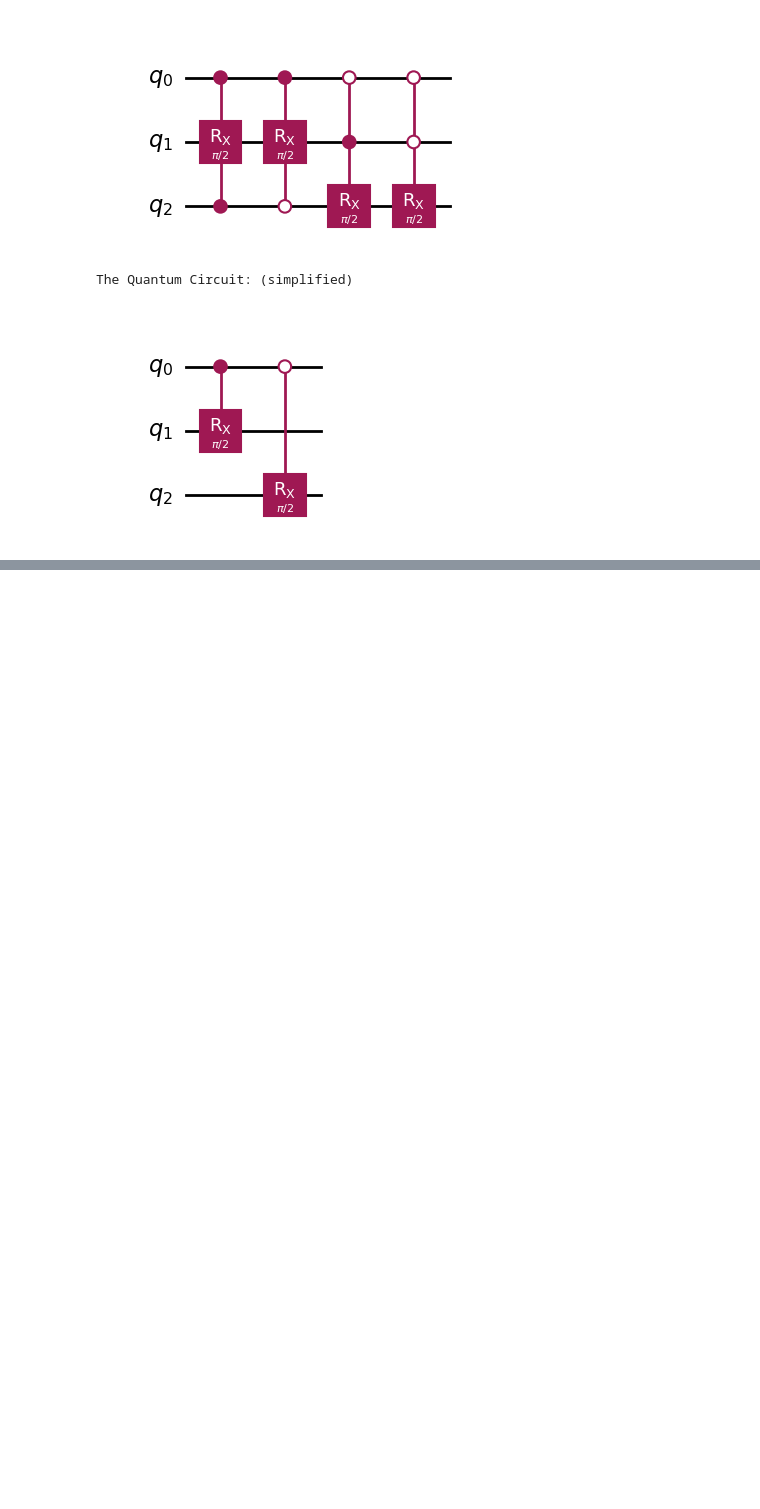
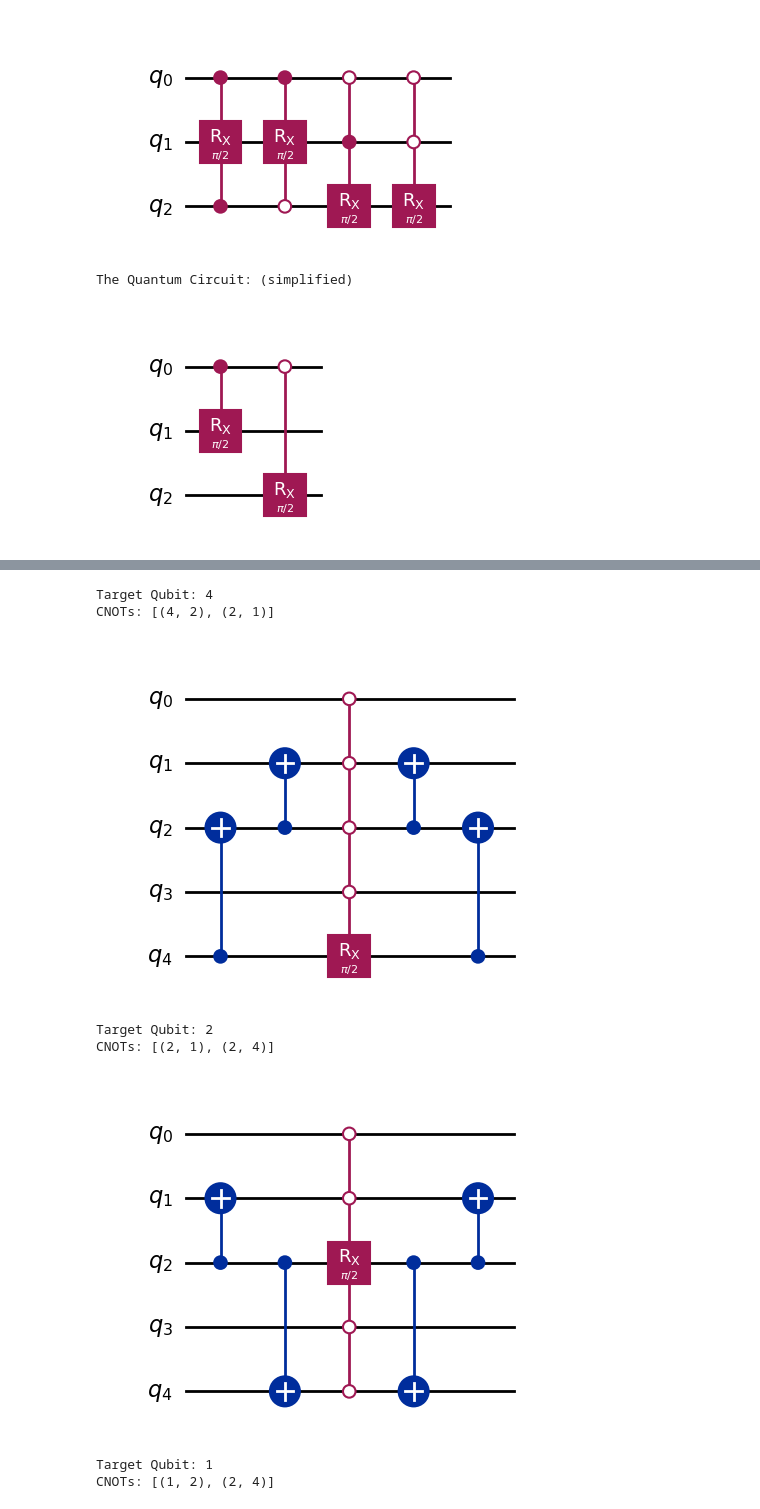
Before and after one commit to Mostafa-Atallah2020/ctqw-matching-decomp, a Jupyter notebook: examples/Expressions for Graphs.ipynb, the cells around one changed output, grey strips where cells are left out. Cells and saved outputs as stored; diff of their text form; code cells hidden in the pictures; blank space fills up the shorter version.

```diff
--- a/examples/Expressions for Graphs.ipynb
+++ b/examples/Expressions for Graphs.ipynb
@@ -66,0 +93,36 @@ The Quantum Circuit: (simplified)
+# %%
+from qiskit import QuantumCircuit
+
+#edge = Edge(('01', '10'))
+#edge = Edge(('000', '111'))
+edge = Edge(('00000', '01101'))
+#edge = Edge(('000', '001'))
+
+possible_candidates = edge.to_possible_edges()
+parallel_candidates = edge.get_parallel_candidates()
+
+for e in parallel_candidates:
+    edges = set()
+    edges.add(e.edge)
+    g = ParallelEdgeGraph(edges)
+    cnots = get_cyclic_connections(edge.connections, g.target)
+
+    circ = QuantumCircuit(g.n_qubits)
+    for t in cnots:
+        circ.cx(*t)
+    circ.append(g.get_qc(), range(g.n_qubits))
+    for t in reversed(cnots):
+        circ.cx(*t)
+
+    print(f'Target Qubit: {g.target}')
+    print(f'CNOTs: {cnots}')
+    display(circ.decompose().draw('mpl'))
+# %% [output]
+Target Qubit: 4
+CNOTs: [(4, 2), (2, 1)]
+[figure, added]
+Target Qubit: 2
+CNOTs: [(2, 1), (2, 4)]
+[figure, added]
+Target Qubit: 1
+CNOTs: [(1, 2), (2, 4)]
```
Also changed, not shown: parts of 7 cells of this notebook, 2 other files.
